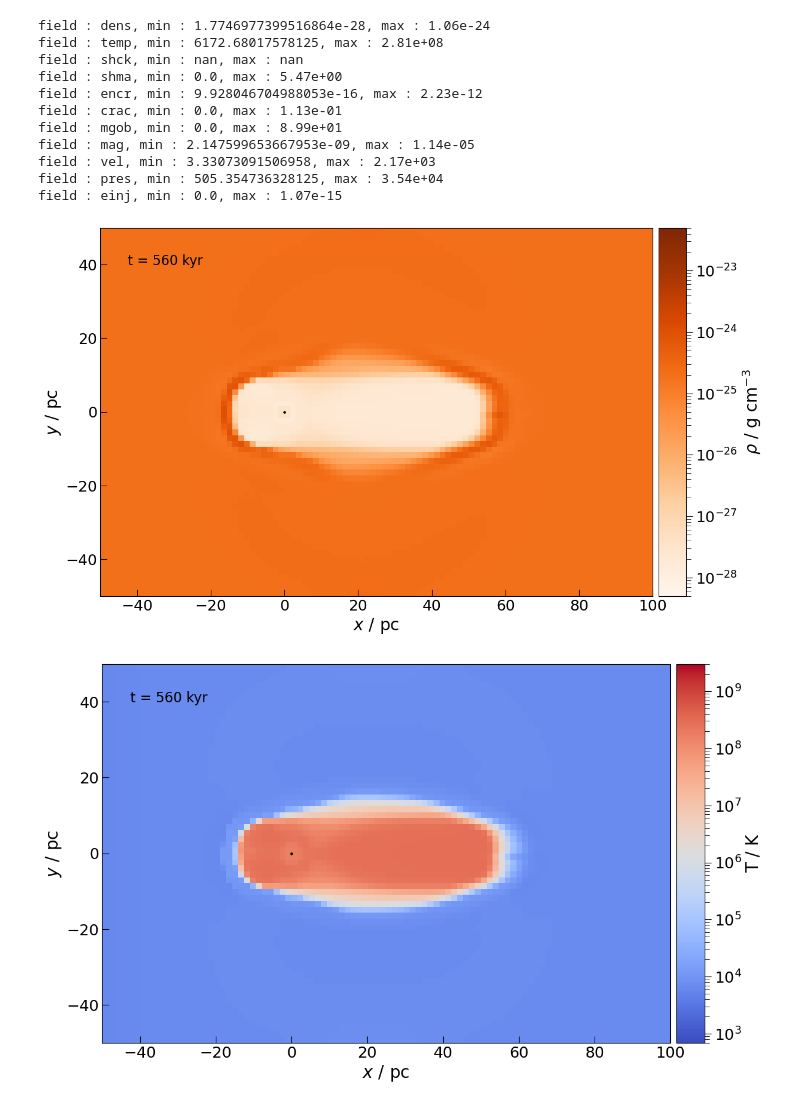
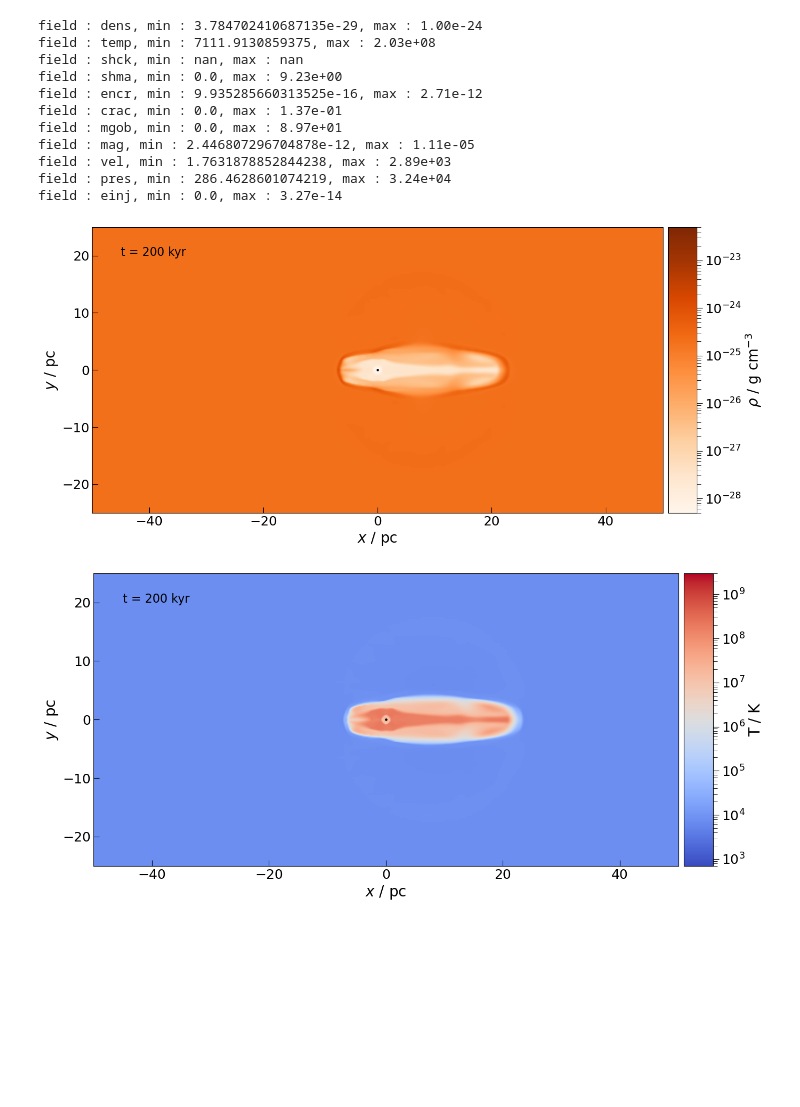
Before and after one commit to kwat0308/crbowshock_analysis_tools, a Jupyter notebook: plot_results/plot_single_slice.ipynb, the cells around one changed output. Drawn from its saved outputs; the diff is of its cells as text; code cells hidden in the pictures; blank space fills up the shorter version.

```diff
--- a/plot_results/plot_single_slice.ipynb
+++ b/plot_results/plot_single_slice.ipynb
@@ -15,18 +15,18 @@ from field_config import field_cmaps, field_lims, field_labels, shck_color_list,
 import flash_amr_tools
 import h5py
 # %%
-fig_dir = "/home/kwatanabe/Projects/cr-bowshocks/figures/slices_new/"
+fig_dir = "/home/kwatanabe/Projects/cr-bowshocks/figures/new_sims/"
 # flash_output_dir = "/home/kwatanabe/Projects/cr-bowshocks/outputs_new/ISM_v30_CR"
 # flash_output_dir = "/home/kwatanabe/Projects/cr-bowshocks/FlashISM/runs/BowShock_CR_new_v100"
 
-flash_output_dir = "/home/kwatanabe/Projects/cr-bowshocks/FlashISM/runs/BowShock_CR_new_v40_M20"
+flash_output_dir = "/home/kwatanabe/Projects/cr-bowshocks/updated_outputs/ISM-v40-LDiff"
 # flash_output_dir = "/home/kwatanabe/Projects/cr-bowshocks"
 
 # load the bowshock config
 bowshock_config = json.load(open("../config/bowshock_config.json", "r"))["config"]
 # %%
 sim_dir = os.path.join(flash_output_dir)
-sim_file = os.path.join(sim_dir, "starISM_hdf5_plt_cnt_0028")
+sim_file = os.path.join(sim_dir, "starISM_hdf5_plt_cnt_0010")
 # %%
 blist, brefs, bns = flash_amr_tools.get_true_blocks(sim_file)
 
@@ -109,44 +109,44 @@ for ifield, field in enumerate(fields):
     ax.set_ylabel("$y$ / pc", fontsize=20)
     # ticks
     ax.tick_params(axis='both', direction="in", which='major', size=8, labelsize=18)
     ax.tick_params(axis='both', direction="in", which='minor', size=6, labelsize=16)
 
-    ax.set_xlim(-50, 100)
-    # ax.set_ylim(-50, 50)
+    ax.set_xlim(-50, 50)
+    ax.set_ylim(-25, 25)
 
     # colorbar
     # make separate axes for each image
     divider = make_axes_locatable(ax)
     cax = divider.append_axes("right", size="5%", pad=0.1)
 
     # set ticks as text for shck
     if field == "shck":
         cb = fig.colorbar(im, ax=ax, cax=cax, ticks=shck_tick_num)
         cb.ax.set_yticklabels(shck_ticks, rotation=90)
         cb.ax.tick_params(axis='both', which='major', size=0, labelsize=14.5)
         cb.ax.tick_params(axis='both', which='minor', size=0)
 
     else:
         cb = fig.colorbar(im, ax=ax, cax=cax)
         cb.ax.set_ylabel(field_labels[field], fontsize=20)
         cb.ax.tick_params(axis='both', which='major', size=8, labelsize=18)
         cb.ax.tick_params(axis='both', which='minor', size=6, labelsize=18)
 
         # scales
         cb.ax.set_yscale(field_scales[field])
 
     ax.annotate(f"t = {time:.0f}", xy=(0.05, 0.90), xycoords='axes fraction', color='k', fontsize=16)
 # %% [output]
-field : dens, min : 1.7746977399516864e-28, max : 1.06e-24
-field : temp, min : 6172.68017578125, max : 2.81e+08
+field : dens, min : 3.784702410687135e-29, max : 1.00e-24
+field : temp, min : 7111.9130859375, max : 2.03e+08
 field : shck, min : nan, max : nan
-field : shma, min : 0.0, max : 5.47e+00
-field : encr, min : 9.928046704988053e-16, max : 2.23e-12
-field : crac, min : 0.0, max : 1.13e-01
-field : mgob, min : 0.0, max : 8.99e+01
-field : mag, min : 2.147599653667953e-09, max : 1.14e-05
-field : vel, min : 3.33073091506958, max : 2.17e+03
-field : pres, min : 505.354736328125, max : 3.54e+04
-field : einj, min : 0.0, max : 1.07e-15
+field : shma, min : 0.0, max : 9.23e+00
+field : encr, min : 9.935285660313525e-16, max : 2.71e-12
+field : crac, min : 0.0, max : 1.37e-01
+field : mgob, min : 0.0, max : 8.97e+01
+field : mag, min : 2.446807296704878e-12, max : 1.11e-05
+field : vel, min : 1.7631878852844238, max : 2.89e+03
+field : pres, min : 286.4628601074219, max : 3.24e+04
+field : einj, min : 0.0, max : 3.27e-14
-[figure, old version]
+[figure, new version]
-[figure, old version]
+[figure, new version]
```
Also changed, not shown: parts of 2 cells of this notebook, 17 other files.
